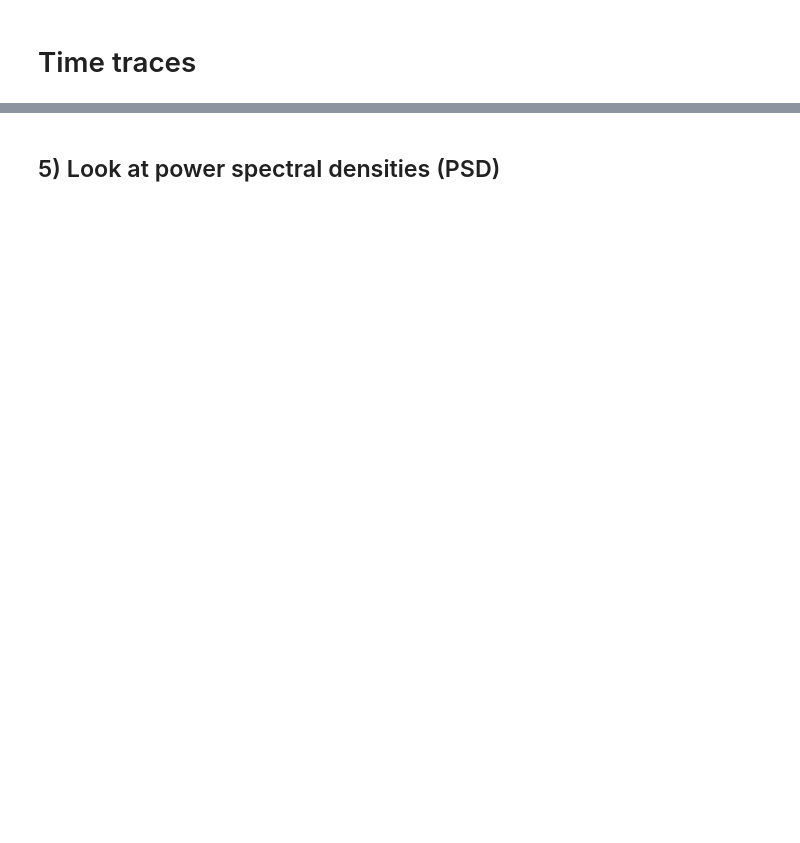
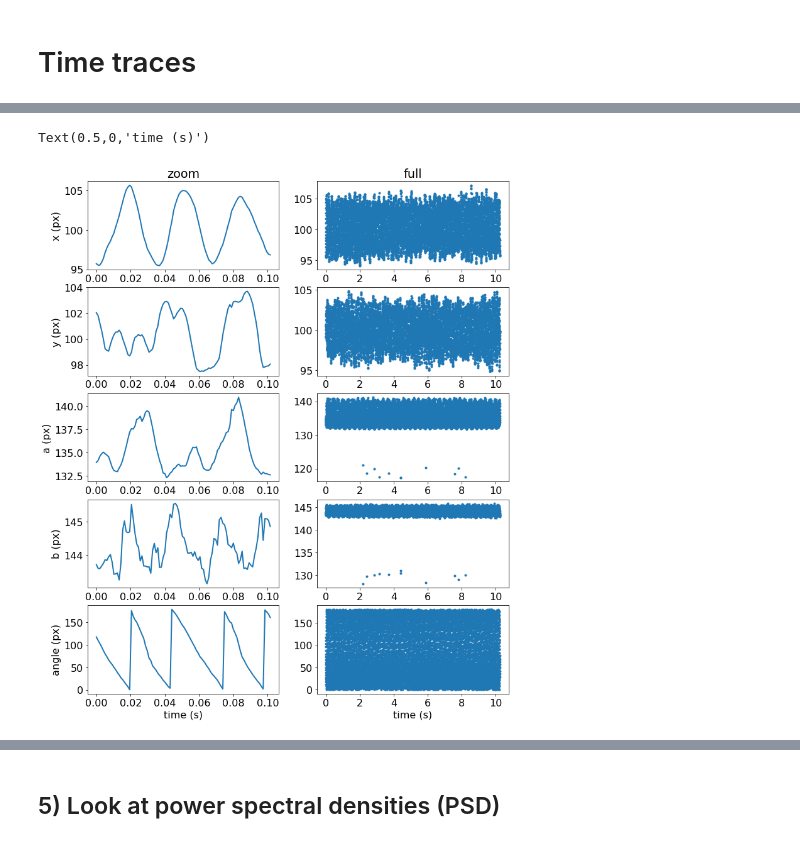
Before and after one commit to JanGieseler/track_sphere, a Jupyter notebook: notebooks/analyze_single_video_master.ipynb, the cells around one changed output, grey strips where cells are left out. Cells and saved outputs as stored; diff of their text form; code cells hidden in the pictures; blank space fills up the shorter version.

```diff
--- a/notebooks/analyze_single_video_master.ipynb
+++ b/notebooks/analyze_single_video_master.ipynb
@@ -152,0 +156,27 @@ ax2.set_xlabel('time (arb. u.)')
+# %%
+min_frame, max_frame = 0,100
+coordinates = ['x', 'y', 'a', 'b', 'angle']
+feature = 'ellipse'
+# %%
+dt = 1./info['info']['FrameRate']
+frames = np.arange(min_frame, max_frame)
+f, axes = plt.subplots(len(coordinates), 2, sharey=False, sharex=False,figsize = (12,3*len(coordinates)))
+t = dt * frames
+t2 = dt * np.arange(len(data))
+for i, (c, (ax1, ax2)) in enumerate(zip(coordinates, axes)):
+
+    ax1.plot(t, data[feature + ' ' + c][frames])
+    ax2.plot(t2, data[feature + ' ' + c], '.')
+
+    ax1.set_ylabel(c + ' (px)')
+    if i == 0:
+        ax1.set_title('zoom')
+        ax2.set_title('full')
+
+
+ax1.set_xlabel('time (s)')
+ax2.set_xlabel('time (s)')
+# ax2.set_ylabel('amplitude (px)')
+# %% [output]
+Text(0.5,0,'time (s)')
+[figure, added]
```
Also changed, not shown: parts of 23 cells of this notebook, 4 other files.
